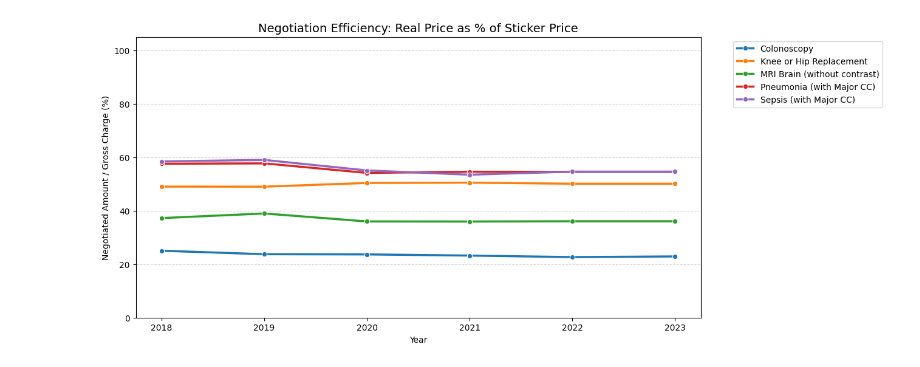
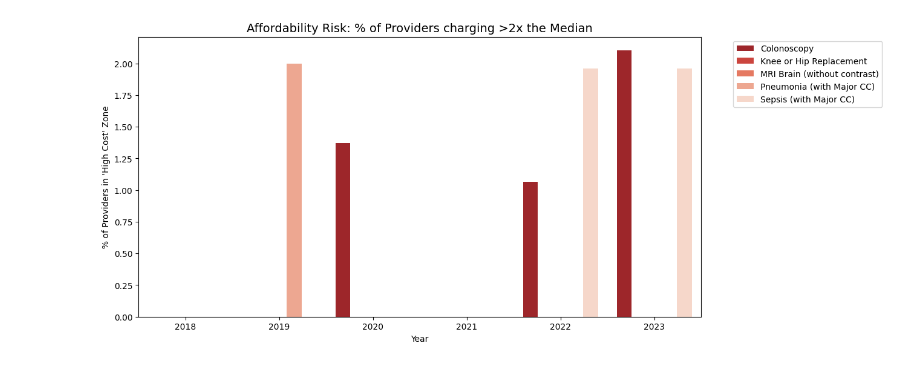
Before and after one commit to 6066Z/OpenHealthDP, a Jupyter notebook: example_analysis.ipynb, the cells around one changed output. Drawn from its saved outputs; the diff is of its cells as text; code cells hidden in the pictures.

Commit message:
docs: pivot analysis to public health metrics (Price Multipliers and Affordability Risk)

```diff
--- a/example_analysis.ipynb
+++ b/example_analysis.ipynb
@@ -90,15 +69,19 @@ This plot shows the **Negotiated Amount as a % of Gross Charge**. A declining tr
 # %%
 if not full_df.empty:
-    ratio_trend = full_df.groupby(['procedure_name', 'source_year'])['negotiation_ratio'].mean().reset_index()
+    def calc_risk(group):
+        median = group.median()
+        # % of providers charging > 2x the median
+        return (group > (2 * median)).mean() * 100
+
+    risk_df = full_df.groupby(['procedure_name', 'source_year'])['avg_allowed'].apply(calc_risk).reset_index()
+    risk_df.columns = ['Procedure', 'Year', 'high_cost_pct']
 
     plt.figure(figsize=(12, 6))
-    sns.lineplot(data=ratio_trend, x='source_year', y='negotiation_ratio', hue='procedure_name', marker='o', linewidth=2.5)
-    plt.title("Negotiation Efficiency: Real Price as % of Sticker Price", fontsize=14)
-    plt.ylabel("Negotiated Amount / Gross Charge (%)")
+    sns.barplot(data=risk_df, x='Year', y='high_cost_pct', hue='Procedure', palette='Reds_r')
+    plt.title("Affordability Risk: % of Providers charging >2x the Median", fontsize=14)
+    plt.ylabel("% of Providers in 'High Cost' Zone")
     plt.xlabel("Year")
-    plt.ylim(0, 105)
-    plt.grid(True, axis='y', ls='--', alpha=0.5)
     plt.legend(bbox_to_anchor=(1.05, 1), loc='upper left')
     plt.show()
 # %% [output]
-[figure, old version]
+[figure, new version]
```
Also changed, not shown: parts of 14 cells of this notebook.
